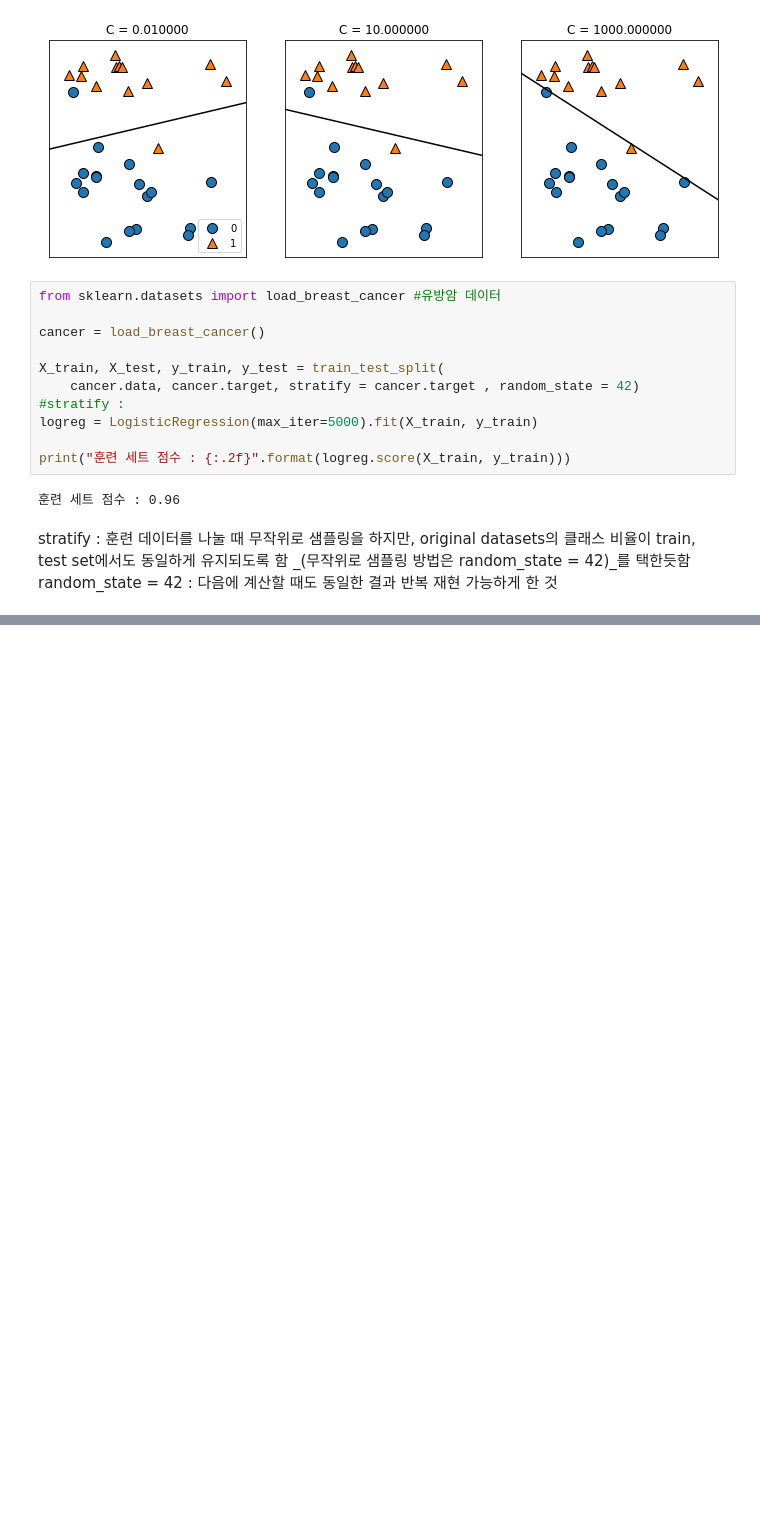
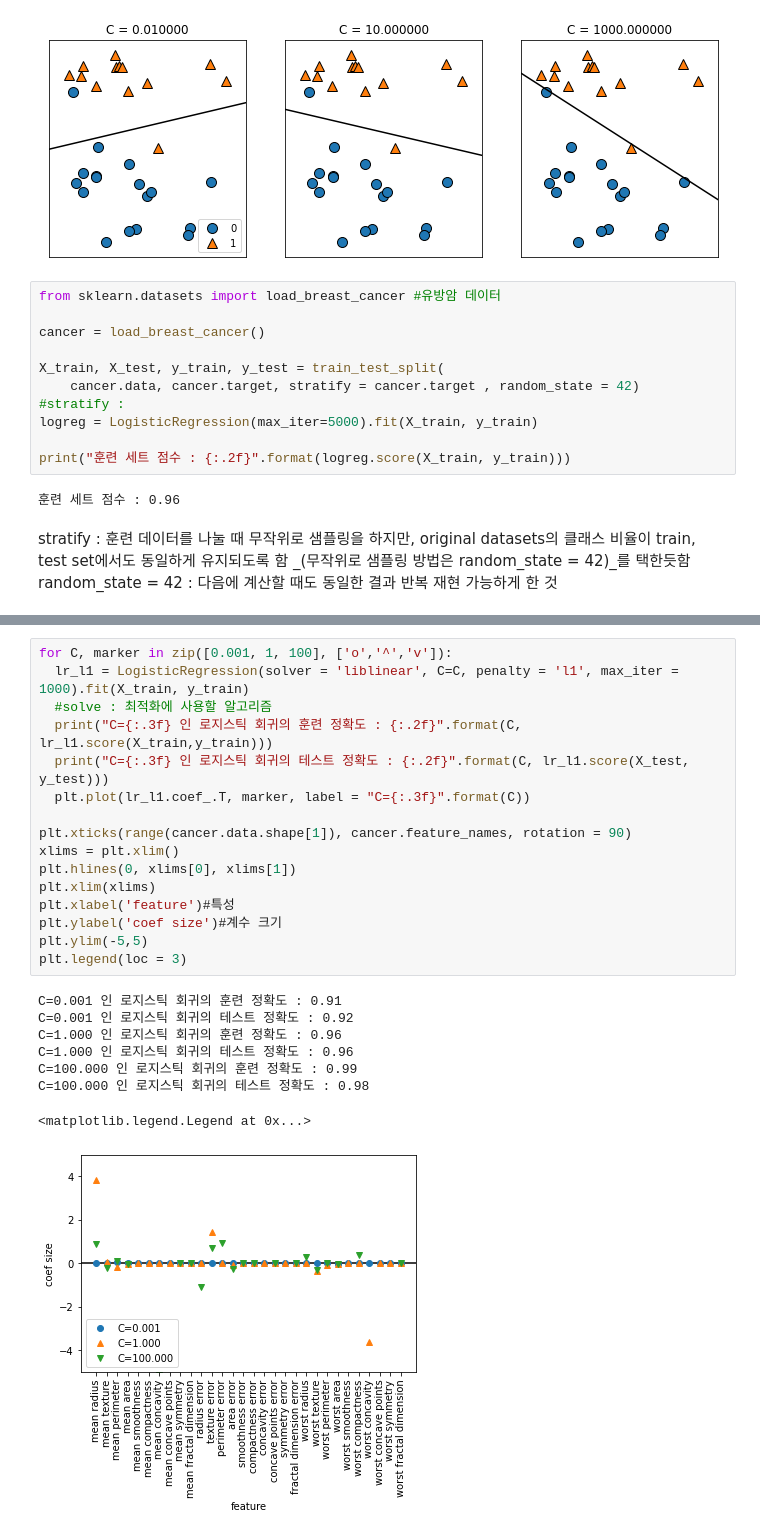
Before and after one commit to brandnewmin/brandnewm, a Jupyter notebook: ch2지도학습.ipynb, the cells around one changed output, grey strips where cells are left out. Cells and saved outputs as stored; diff of their text form; blank space fills up the shorter version.

```diff
--- a/ch2지도학습.ipynb
+++ b/ch2지도학습.ipynb
@@ -585,0 +621,25 @@ random_state = 42 : 다음에 계산할 때도 동일한 결과 반복 재현
+# %%
+for C, marker in zip([0.001, 1, 100], ['o','^','v']):
+  lr_l1 = LogisticRegression(solver = 'liblinear', C=C, penalty = 'l1', max_iter = 1000).fit(X_train, y_train)
+  #solve : 최적화에 사용할 알고리즘
+  print("C={:.3f} 인 로지스틱 회귀의 훈련 정확도 : {:.2f}".format(C, lr_l1.score(X_train,y_train)))
+  print("C={:.3f} 인 로지스틱 회귀의 테스트 정확도 : {:.2f}".format(C, lr_l1.score(X_test, y_test)))
+  plt.plot(lr_l1.coef_.T, marker, label = "C={:.3f}".format(C))
+
+plt.xticks(range(cancer.data.shape[1]), cancer.feature_names, rotation = 90)
+xlims = plt.xlim()
+plt.hlines(0, xlims[0], xlims[1])
+plt.xlim(xlims)
+plt.xlabel('feature')#특성
+plt.ylabel('coef size')#계수 크기
+plt.ylim(-5,5)
+plt.legend(loc = 3)
+# %% [output]
+C=0.001 인 로지스틱 회귀의 훈련 정확도 : 0.91
+C=0.001 인 로지스틱 회귀의 테스트 정확도 : 0.92
+C=1.000 인 로지스틱 회귀의 훈련 정확도 : 0.96
+C=1.000 인 로지스틱 회귀의 테스트 정확도 : 0.96
+C=100.000 인 로지스틱 회귀의 훈련 정확도 : 0.99
+C=100.000 인 로지스틱 회귀의 테스트 정확도 : 0.98
+<matplotlib.legend.Legend at 0x...>
+[figure, added]
```
Also changed, not shown: parts of 9 cells of this notebook.
